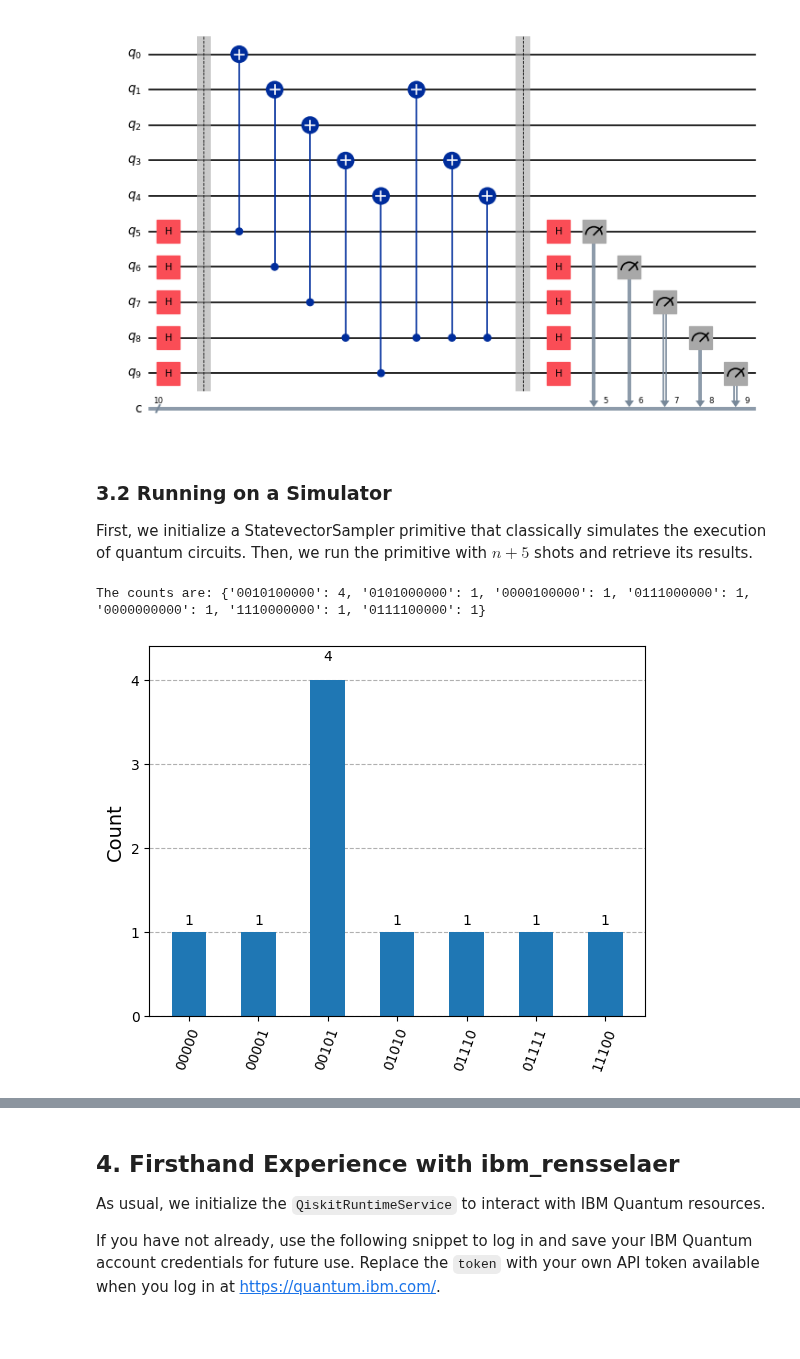
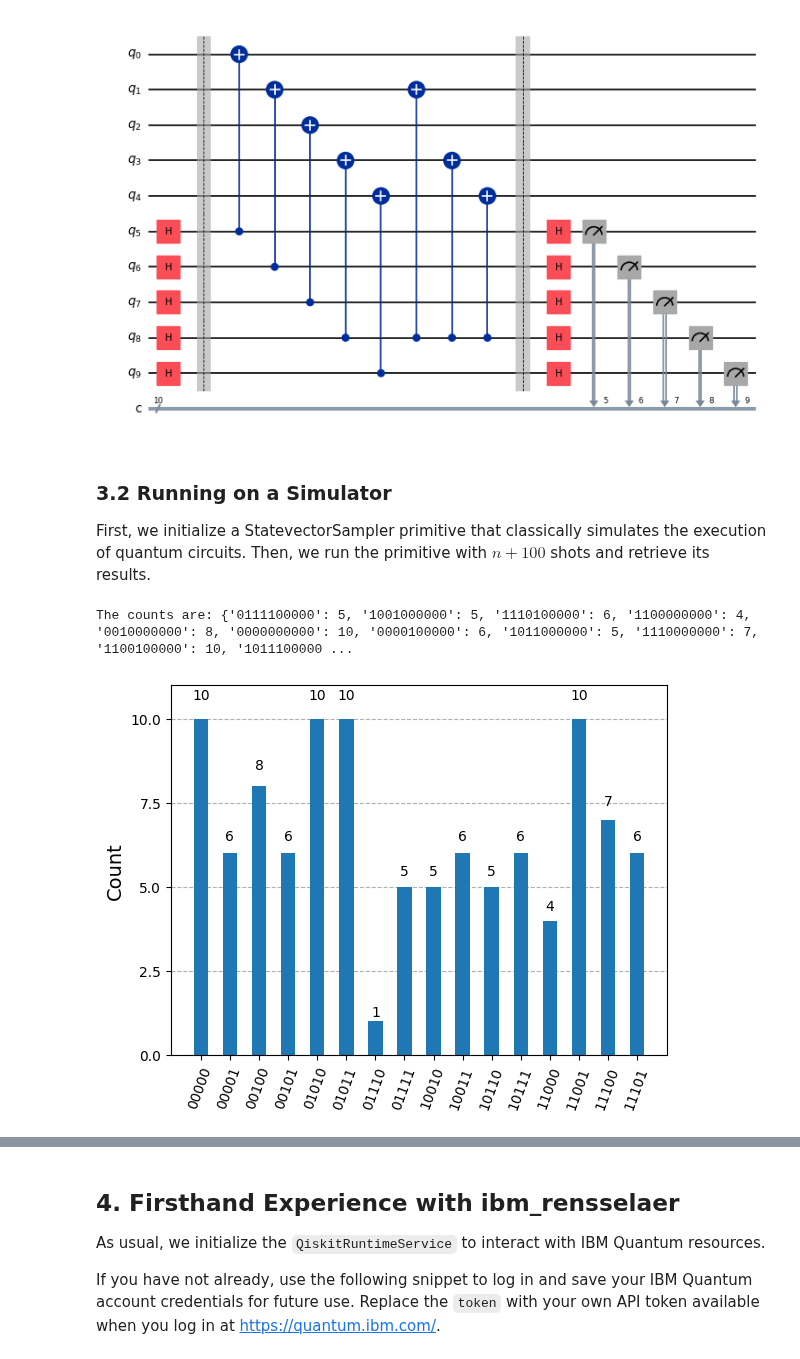
Before and after one commit to YangletLiu/quantum-education-modules, a Jupyter notebook: Modules/Algorithms/Simons/simons.ipynb, the cells around one changed output, grey strips where cells are left out. Saved outputs shown, nothing was run; the diff lists cells and outputs as text; code cells hidden in the pictures; blank space fills up the shorter version.

```diff
--- a/Modules/Algorithms/Simons/simons.ipynb
+++ b/Modules/Algorithms/Simons/simons.ipynb
@@ -205,33 +205,33 @@ qc.draw(output="mpl", scale=0.6)
 # %% [markdown]
 ### 3.2 Running on a Simulator
 
-First, we initialize a StatevectorSampler primitive that classically simulates the execution of quantum circuits. Then, we run the primitive with $n + 5$ shots and retrieve its results.
+First, we initialize a StatevectorSampler primitive that classically simulates the execution of quantum circuits. Then, we run the primitive with $n + 100$ shots and retrieve its results.
 # %%
 # Running on Simulator
 from qiskit.primitives import StatevectorSampler
 from qiskit.visualization import plot_histogram
 
 sampler = StatevectorSampler()
 
 sim_qc = qc
 
 # Run using sampler n + 2 times to ensure we have at least n measurements
-result = sampler.run([sim_qc], shots=num_qubits + 5).result()
+result = sampler.run([sim_qc], shots=num_qubits + 100).result()
 
 # Get counts for the classical register "c" (Note that the unmeasured qubits remain in the final result)
 counts = result[0].data.c.get_counts()
 print(f"The counts are: {counts}")
 
 # Remove unmeasured qubits from final result
 final_counts = {}
 for key, value in counts.items():
     measured = key[:num_qubits]
     final_counts[measured] = value
 
 plot_histogram(final_counts)
 # %% [output]
-The counts are: {'0010100000': 4, '0101000000': 1, '0000100000': 1, '0111000000': 1, '0000000000': 1, '1110000000': 1, '0111100000': 1}
+The counts are: {'0111100000': 5, '1001000000': 5, '1110100000': 6, '1100000000': 4, '0010000000': 8, '0000000000': 10, '0000100000': 6, '1011000000': 5, '1110000000': 7, '1100100000': 10, '1011100000 ...
-[figure, old version]
+[figure, new version]
 # %% [markdown]
 ### 3.3 Classical Postprocessing
 
```
Also changed, not shown: parts of 9 cells of this notebook.
